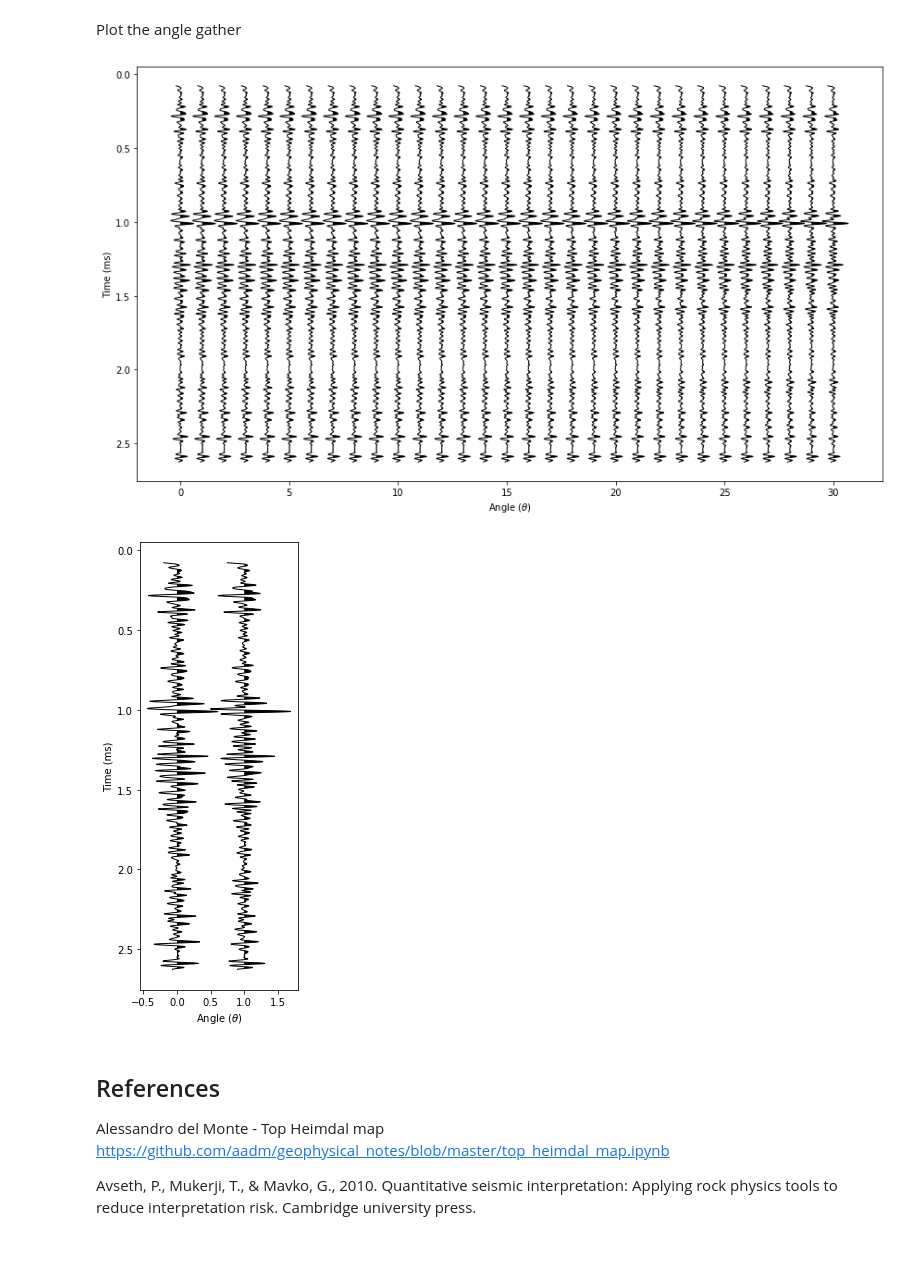
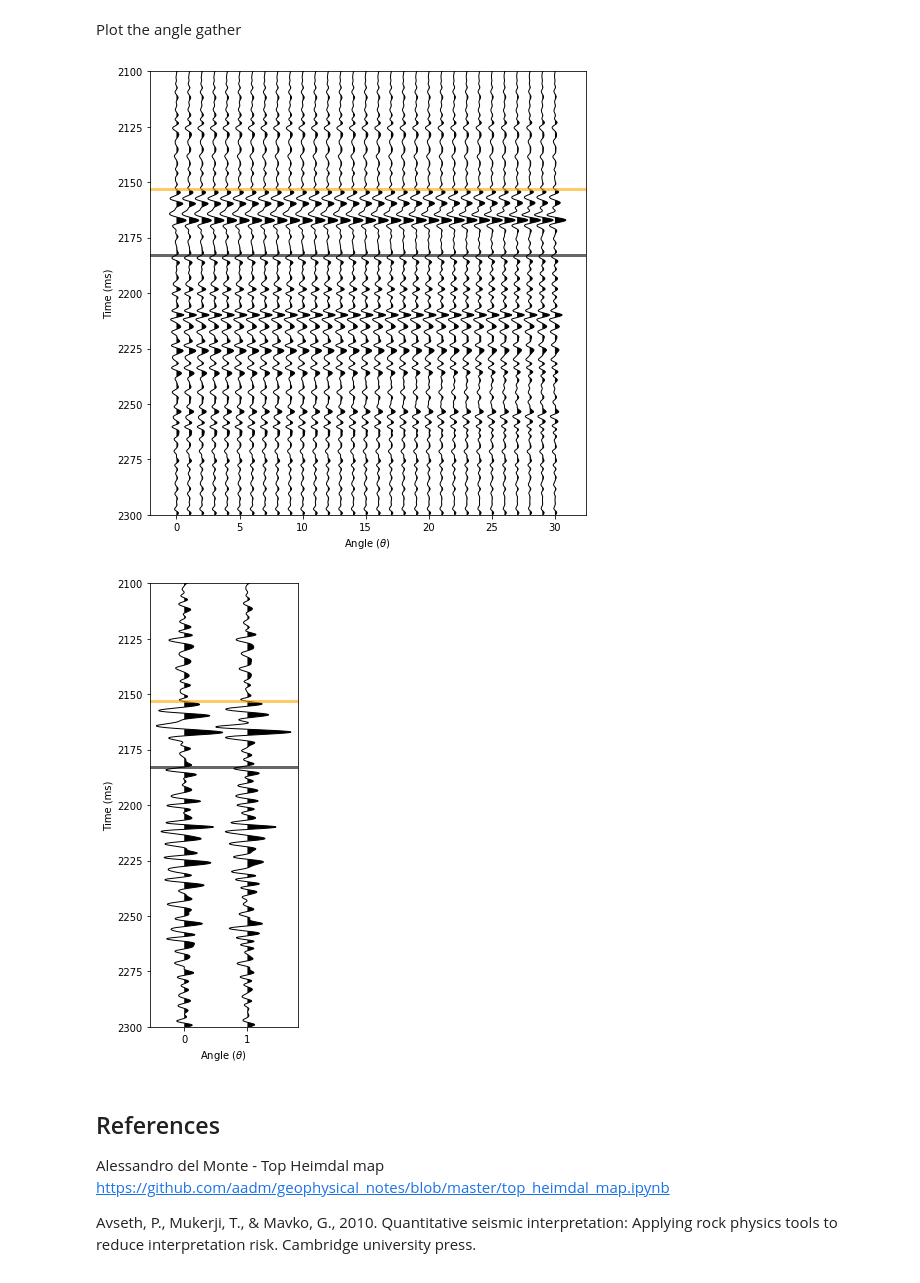
Before and after one commit to ffigura/avo, a Jupyter notebook: 2_real_well_avseth/1_real_well_avseth.ipynb, the cells around one changed output. Drawn from its saved outputs; the diff is of its cells as text; code cells hidden in the pictures; blank space fills up the shorter version.

Commit message:
updated the plot of the angle gather

```diff
--- a/2_real_well_avseth/1_real_well_avseth.ipynb
+++ b/2_real_well_avseth/1_real_well_avseth.ipynb
@@ -168,39 +166,43 @@ time2=np.arange(0,(len(ai))*dt,dt)
 # %% [markdown]
 Plot the angle gather
 # %%
-scale_factor=4. #this is scalable according to the plot
+scale_factor=5. #this is scalable according to the plot
 anglegatherplt=anglegather*scale_factor #just for the plot
-f, ax = plt.subplots(nrows=1,ncols=1,figsize=(12,7))
+f, ax = plt.subplots(nrows=1,ncols=1,figsize=(7,7))
 for i in range(len(theta)):
-    ax.plot(i+anglegatherplt[:,i],time2,'k',linewidth=1)
-    ax.fill_betweenx(time2,anglegatherplt[:,i]+i,i,
+    ax.plot(i+anglegatherplt[:,i],w2z,'k',linewidth=1)
+    ax.fill_betweenx(w2z,anglegatherplt[:,i]+i,i,
                         where=anglegatherplt[:,i]+i>i,facecolor='black')
-ax.invert_yaxis()
+ax.set_ylim(2300,2100)
+ax.axhline(y=float(tops_w2['Heimdal']),color='orange',lw=3,alpha=0.6)
+ax.axhline(y=float(tops_w2['OWC']),color='black',lw=3,alpha=0.6)
 ax.set_xlabel('Angle ($\\theta$)')
 ax.set_ylabel('Time (ms)')
 plt.tight_layout()
 # %% [output]
-[figure, old version]
+[figure, new version]
 # %%
 scale_factor=4. #this is scalable according to the plot
 anglegatherplt=anglegather*scale_factor #just for the plot
 f, ax = plt.subplots(nrows=1,ncols=1,figsize=(3,7))
 i=0
-ax.plot(anglegatherplt[:,i],time2,'k',linewidth=1)
-ax.fill_betweenx(time2,anglegatherplt[:,i]+i,i,
+ax.plot(anglegatherplt[:,i],w2z,'k',linewidth=1)
+ax.fill_betweenx(w2z,anglegatherplt[:,i]+i,i,
                     where=anglegatherplt[:,i]+i>i,facecolor='black')
 i=30
-ax.plot(1+anglegatherplt[:,i],time2,'k',linewidth=1)
-ax.fill_betweenx(time2,anglegatherplt[:,i]+1,1,
+ax.plot(1+anglegatherplt[:,i],w2z,'k',linewidth=1)
+ax.fill_betweenx(w2z,anglegatherplt[:,i]+1,1,
                     where=anglegatherplt[:,i]+i>i,facecolor='black')
 
 
-ax.invert_yaxis()
+ax.set_ylim(2300,2100)
+ax.axhline(y=float(tops_w2['Heimdal']),color='orange',lw=3,alpha=0.6)
+ax.axhline(y=float(tops_w2['OWC']),color='black',lw=3,alpha=0.6)
 ax.set_xlabel('Angle ($\\theta$)')
 ax.set_ylabel('Time (ms)')
 plt.tight_layout()
 # %% [output]
-[figure, old version]
+[figure, new version]
 # %% [markdown]
 ## References
 
```
Also changed, not shown: parts of 1 cell of this notebook.
